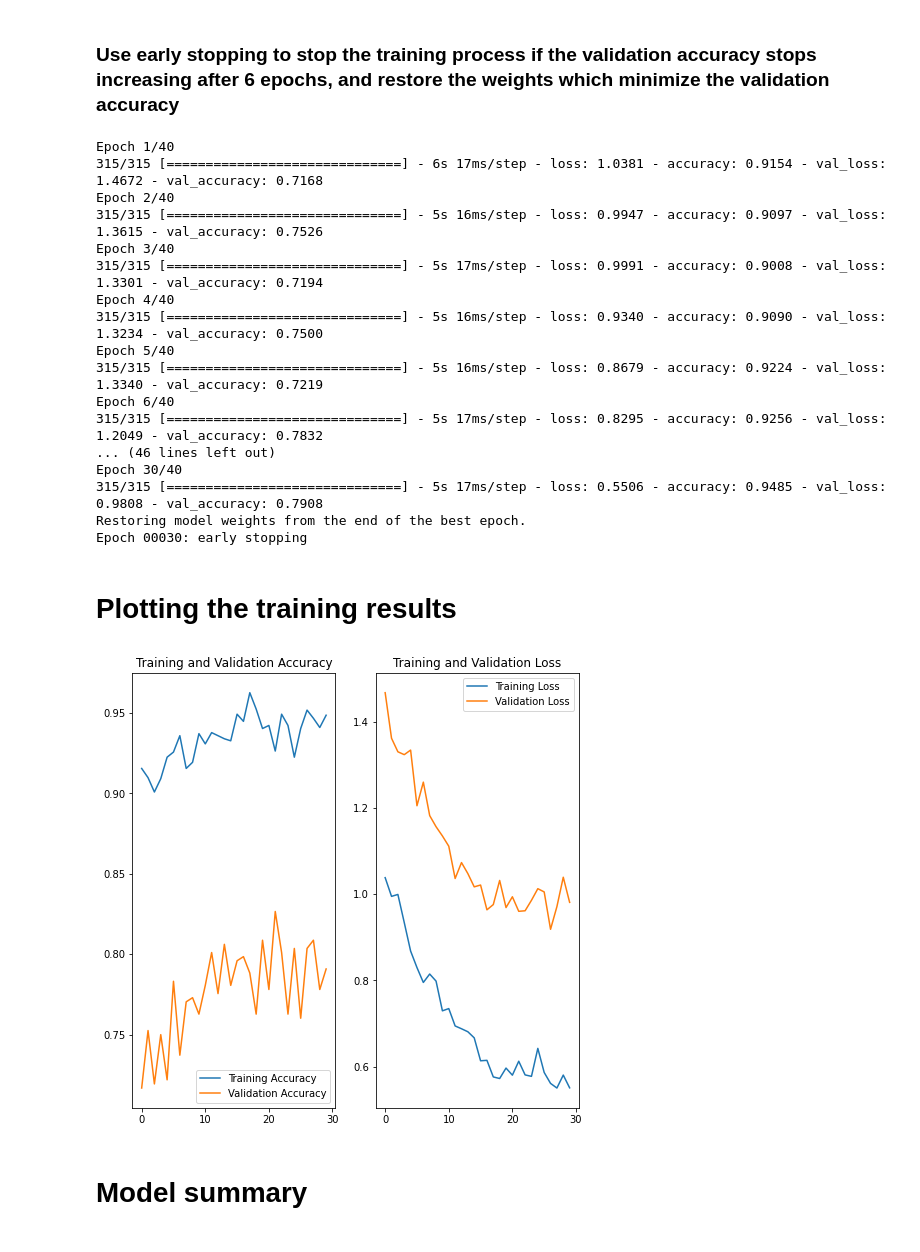
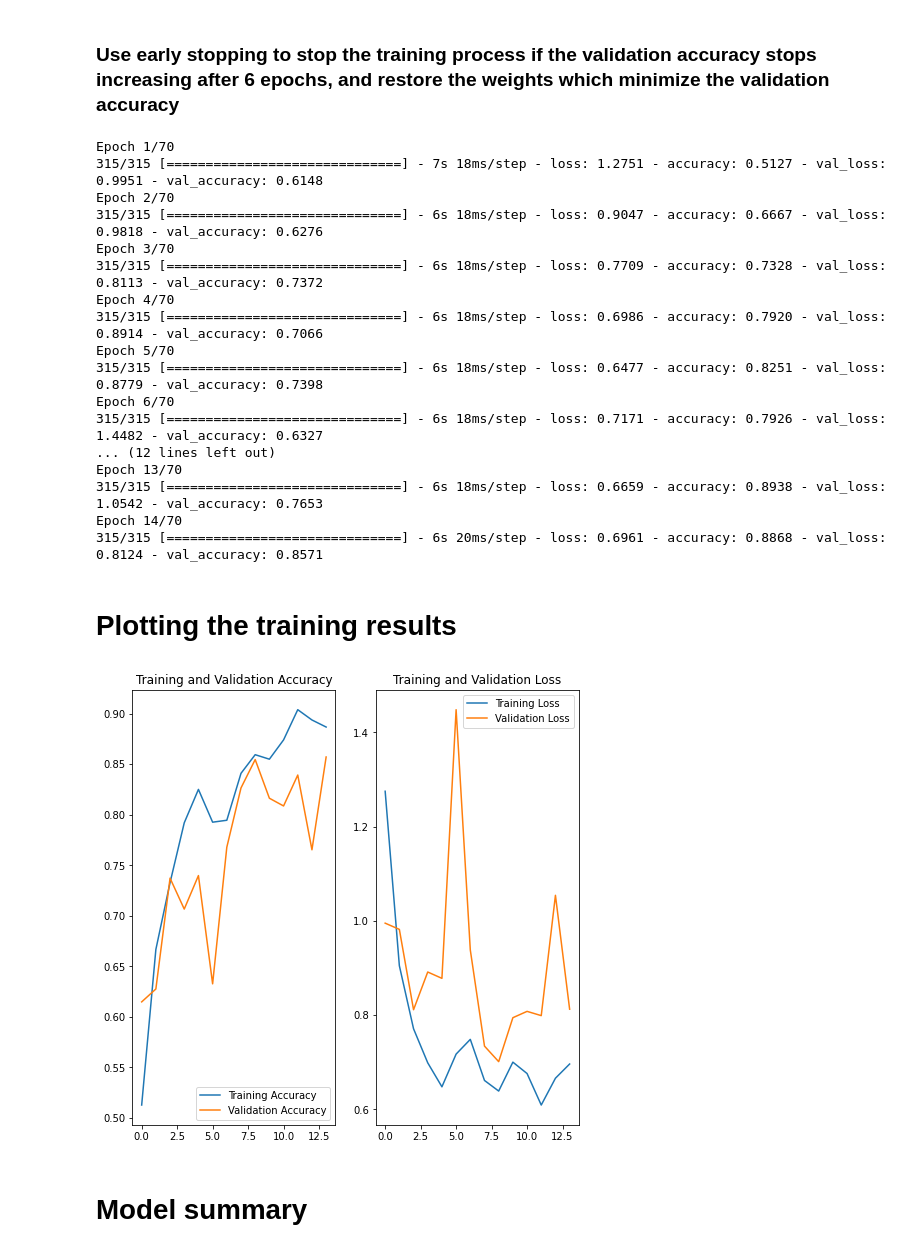
Before and after one commit to Justsecret123/One-Piece-Image-Classifier, a Jupyter notebook: Model_with_Keras_Tuner.ipynb, the cells around one changed output. Saved outputs shown, nothing was run; the diff lists cells and outputs as text; code cells hidden in the pictures.

```diff
--- a/Model_with_Keras_Tuner.ipynb
+++ b/Model_with_Keras_Tuner.ipynb
@@ -144,7 +144,7 @@ def model_builder(hp):
    model.add(layers.MaxPool2D())
    model.add(layers.BatchNormalization())
    model.add(layers.Flatten())
-   model.add(layers.Dense( units=hp_units, activation="relu", kernel_regularizer=regularizers.l2(0.01)))
+   model.add(layers.Dense( units=hp_units, activation="relu", kernel_regularizer=regularizers.l2(0.0001)))
    model.add(layers.BatchNormalization())
    model.add(layers.Dense( classes_count, activation="sigmoid", name="final_output"))
 
@@ -197,59 +197,59 @@ model = tuner.hypermodel.build(best_hps)
 # %% [markdown]
 ### Use early stopping to stop the training process if the validation accuracy stops increasing after 6 epochs, and restore the weights which minimize the validation accuracy
 # %%
-stop_early = tf.keras.callbacks.EarlyStopping(monitor="val_accuracy", patience=8, mode ="max", verbose=2, restore_best_weights=True)
+stop_early = tf.keras.callbacks.EarlyStopping(monitor="val_accuracy", patience=10, mode ="max", verbose=2, restore_best_weights=True)
 # %%
 history = model.fit(
     train_dataset,
     validation_data=val_dataset,
-    epochs=40,
+    epochs=70,
     verbose=1,
     callbacks = [stop_early]
 )
 # %% [output]
-Epoch 1/40
-315/315 [==============================] - 6s 17ms/step - loss: 1.0381 - accuracy: 0.9154 - val_loss: 1.4672 - val_accuracy: 0.7168
-Epoch 2/40
-315/315 [==============================] - 5s 16ms/step - loss: 0.9947 - accuracy: 0.9097 - val_loss: 1.3615 - val_accuracy: 0.7526
-Epoch 3/40
-315/315 [==============================] - 5s 17ms/step - loss: 0.9991 - accuracy: 0.9008 - val_loss: 1.3301 - val_accuracy: 0.7194
-Epoch 4/40
-315/315 [==============================] - 5s 16ms/step - loss: 0.9340 - accuracy: 0.9090 - val_loss: 1.3234 - val_accuracy: 0.7500
-Epoch 5/40
-315/315 [==============================] - 5s 16ms/step - loss: 0.8679 - accuracy: 0.9224 - val_loss: 1.3340 - val_accuracy: 0.7219
-Epoch 6/40
-315/315 [==============================] - 5s 17ms/step - loss: 0.8295 - accuracy: 0.9256 - val_loss: 1.2049 - val_accuracy: 0.7832
-... (46 lines left out)
-Epoch 30/40
-315/315 [==============================] - 5s 17ms/step - loss: 0.5506 - accuracy: 0.9485 - val_loss: 0.9808 - val_accuracy: 0.7908
-Restoring model weights from the end of the best epoch.
-Epoch 00030: early stopping
+Epoch 1/70
+315/315 [==============================] - 7s 18ms/step - loss: 1.2751 - accuracy: 0.5127 - val_loss: 0.9951 - val_accuracy: 0.6148
+Epoch 2/70
+315/315 [==============================] - 6s 18ms/step - loss: 0.9047 - accuracy: 0.6667 - val_loss: 0.9818 - val_accuracy: 0.6276
+Epoch 3/70
+315/315 [==============================] - 6s 18ms/step - loss: 0.7709 - accuracy: 0.7328 - val_loss: 0.8113 - val_accuracy: 0.7372
+Epoch 4/70
+315/315 [==============================] - 6s 18ms/step - loss: 0.6986 - accuracy: 0.7920 - val_loss: 0.8914 - val_accuracy: 0.7066
+Epoch 5/70
+315/315 [==============================] - 6s 18ms/step - loss: 0.6477 - accuracy: 0.8251 - val_loss: 0.8779 - val_accuracy: 0.7398
+Epoch 6/70
+315/315 [==============================] - 6s 18ms/step - loss: 0.7171 - accuracy: 0.7926 - val_loss: 1.4482 - val_accuracy: 0.6327
+... (12 lines left out)
+Epoch 13/70
+315/315 [==============================] - 6s 18ms/step - loss: 0.6659 - accuracy: 0.8938 - val_loss: 1.0542 - val_accuracy: 0.7653
+Epoch 14/70
+315/315 [==============================] - 6s 20ms/step - loss: 0.6961 - accuracy: 0.8868 - val_loss: 0.8124 - val_accuracy: 0.8571
 # %% [markdown]
 # Plotting the training results
 # %%
 acc = history.history['accuracy']
 val_acc = history.history['val_accuracy']
 
 loss = history.history['loss']
 val_loss = history.history['val_loss']
 
-epochs_range = range(30)
+epochs_range = range(14)
 
 plt.figure(figsize=(8, 8))
 plt.subplot(1, 2, 1)
 plt.plot(epochs_range, acc, label='Training Accuracy')
 plt.plot(epochs_range, val_acc, label='Validation Accuracy')
 plt.legend(loc='lower right')
 plt.title('Training and Validation Accuracy')
 
 plt.subplot(1, 2, 2)
 plt.plot(epochs_range, loss, label='Training Loss')
 plt.plot(epochs_range, val_loss, label='Validation Loss')
 plt.legend(loc='upper right')
 plt.title('Training and Validation Loss')
 plt.show()
 # %% [output]
-[figure, old version]
+[figure, new version]
 # %% [markdown]
 # Model summary
 # %%
```
Also changed, not shown: parts of 7 cells of this notebook.
